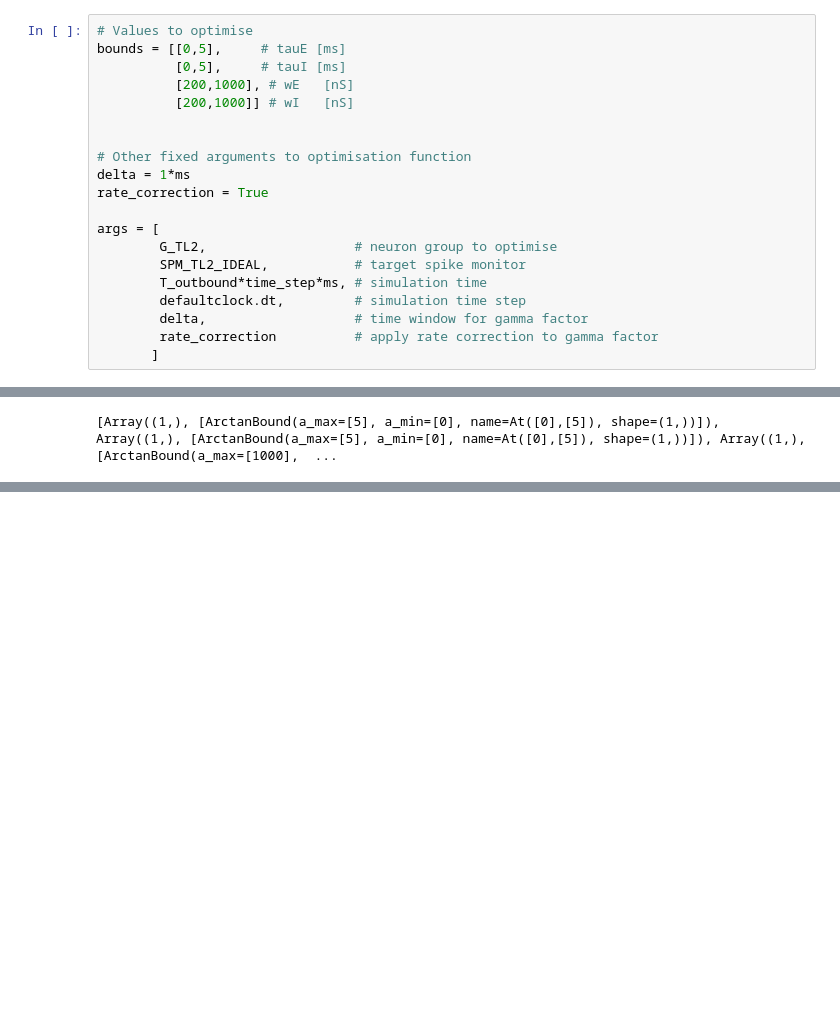
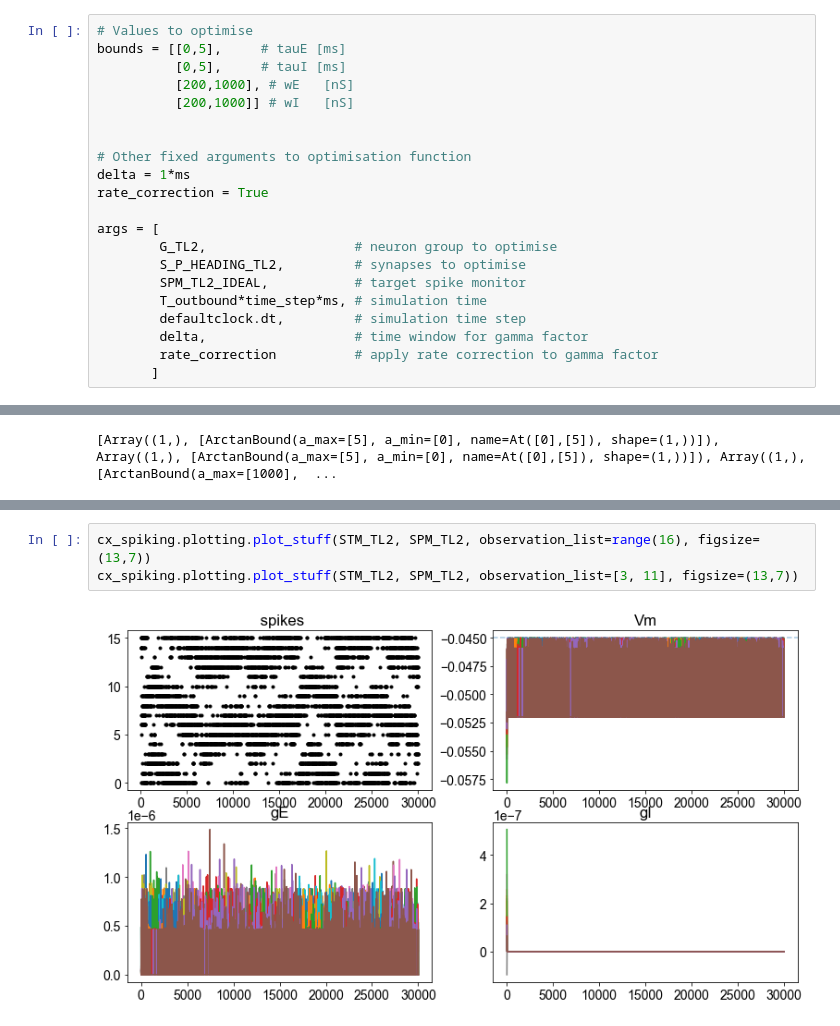
Before and after one commit to filippoferrari/CX_Path_Integration, a Jupyter notebook: notebooks/parameters_tuning_gamma_factor.ipynb, the cells around one changed output, grey strips where cells are left out. Cells and saved outputs as stored; diff of their text form; blank space fills up the shorter version.

```diff
--- a/notebooks/parameters_tuning_gamma_factor.ipynb
+++ b/notebooks/parameters_tuning_gamma_factor.ipynb
@@ -124,6 +133,7 @@ rate_correction = True
 
 args = [
         G_TL2,                   # neuron group to optimise
+        S_P_HEADING_TL2,         # synapses to optimise
         SPM_TL2_IDEAL,           # target spike monitor
         T_outbound*time_step*ms, # simulation time
         defaultclock.dt,         # simulation time step
@@ -165,0 +232,5 @@ Candidate(args=(2.2607544874580032, 2.293116352177294, 284.7926912211878, 342.76
+# %%
+cx_spiking.plotting.plot_stuff(STM_TL2, SPM_TL2, observation_list=range(16), figsize=(13,7))
+cx_spiking.plotting.plot_stuff(STM_TL2, SPM_TL2, observation_list=[3, 11], figsize=(13,7))
+# %% [output]
+[figure, added]
```
Also changed, not shown: parts of 17 cells of this notebook, 5 other files.
